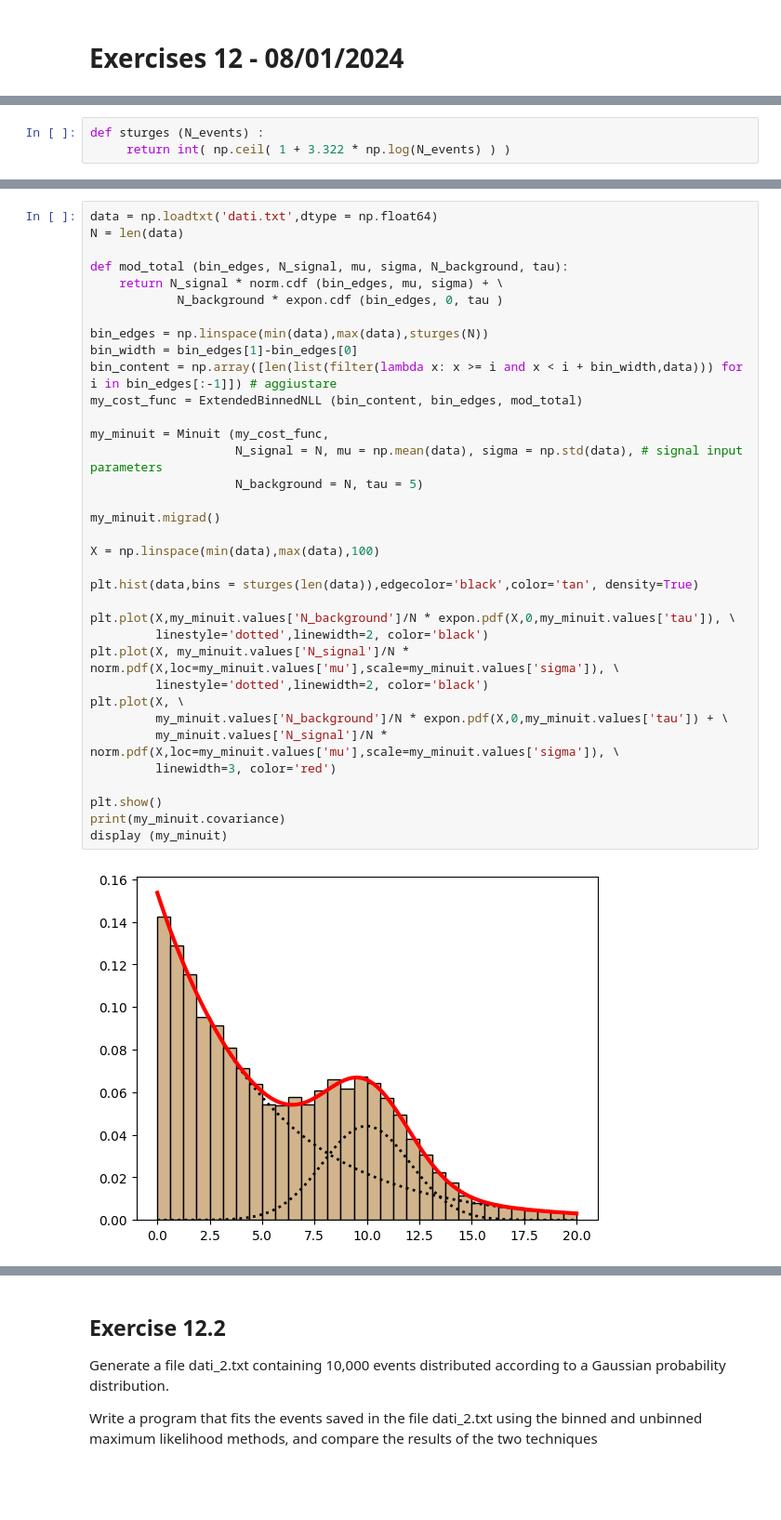
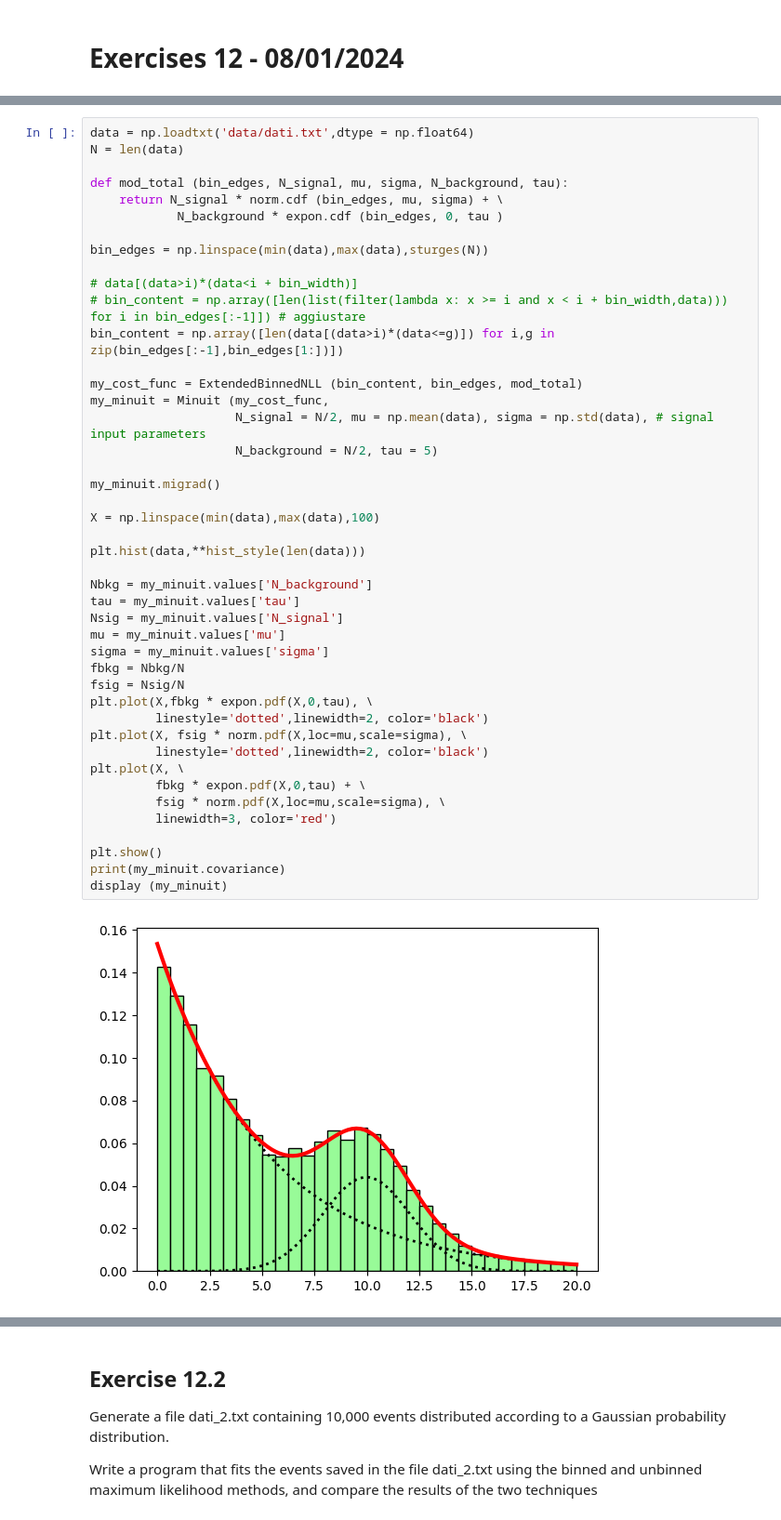
Before and after one commit to CarminatiGiovanni/LaboratorioCalcoloEStatistica, a Jupyter notebook: exercises_12_08012024.ipynb, the cells around one changed output, grey strips where cells are left out. Shown at 93% size. Drawn from its saved outputs; the diff is of its cells as text; blank space fills up the shorter version.

```diff
--- a/exercises_12_08012024.ipynb
+++ b/exercises_12_08012024.ipynb
@@ -16,4 +13 @@ from iminuit.cost import ExtendedBinnedNLL
-# %%
-def sturges (N_events) :
-     return int( np.ceil( 1 + 3.322 * np.log(N_events) ) )
 # %% [markdown]
@@ -37,40 +26,49 @@ Saving dati.txt to dati.txt
 # %%
-data = np.loadtxt('dati.txt',dtype = np.float64)
+data = np.loadtxt('data/dati.txt',dtype = np.float64)
 N = len(data)
 
 def mod_total (bin_edges, N_signal, mu, sigma, N_background, tau):
     return N_signal * norm.cdf (bin_edges, mu, sigma) + \
             N_background * expon.cdf (bin_edges, 0, tau )
 
 bin_edges = np.linspace(min(data),max(data),sturges(N))
-bin_width = bin_edges[1]-bin_edges[0]
-bin_content = np.array([len(list(filter(lambda x: x >= i and x < i + bin_width,data))) for i in bin_edges[:-1]]) # aggiustare
+
+# data[(data>i)*(data<i + bin_width)]
+# bin_content = np.array([len(list(filter(lambda x: x >= i and x < i + bin_width,data))) for i in bin_edges[:-1]]) # aggiustare
+bin_content = np.array([len(data[(data>i)*(data<=g)]) for i,g in zip(bin_edges[:-1],bin_edges[1:])])
+
 my_cost_func = ExtendedBinnedNLL (bin_content, bin_edges, mod_total)
-
 my_minuit = Minuit (my_cost_func,
-                    N_signal = N, mu = np.mean(data), sigma = np.std(data), # signal input parameters
-                    N_background = N, tau = 5)
+                    N_signal = N/2, mu = np.mean(data), sigma = np.std(data), # signal input parameters
+                    N_background = N/2, tau = 5)
 
 my_minuit.migrad()
 
 X = np.linspace(min(data),max(data),100)
 
-plt.hist(data,bins = sturges(len(data)),edgecolor='black',color='tan', density=True)
+plt.hist(data,**hist_style(len(data)))
 
-plt.plot(X,my_minuit.values['N_background']/N * expon.pdf(X,0,my_minuit.values['tau']), \
+Nbkg = my_minuit.values['N_background']
+tau = my_minuit.values['tau']
+Nsig = my_minuit.values['N_signal']
+mu = my_minuit.values['mu']
+sigma = my_minuit.values['sigma']
+fbkg = Nbkg/N
+fsig = Nsig/N
+plt.plot(X,fbkg * expon.pdf(X,0,tau), \
          linestyle='dotted',linewidth=2, color='black')
-plt.plot(X, my_minuit.values['N_signal']/N * norm.pdf(X,loc=my_minuit.values['mu'],scale=my_minuit.values['sigma']), \
+plt.plot(X, fsig * norm.pdf(X,loc=mu,scale=sigma), \
          linestyle='dotted',linewidth=2, color='black')
 plt.plot(X, \
-         my_minuit.values['N_background']/N * expon.pdf(X,0,my_minuit.values['tau']) + \
-         my_minuit.values['N_signal']/N * norm.pdf(X,loc=my_minuit.values['mu'],scale=my_minuit.values['sigma']), \
+         fbkg * expon.pdf(X,0,tau) + \
+         fsig * norm.pdf(X,loc=mu,scale=sigma), \
          linewidth=3, color='red')
 
 plt.show()
 print(my_minuit.covariance)
 display (my_minuit)
 # %% [output]
-[figure, old version]
+[figure, new version]
 ┌──────────────┬──────────────────────────────────────────────────────────────────┐
 │              │     N_signal           mu        sigma N_background          tau │
 ├──────────────┼──────────────────────────────────────────────────────────────────┤
```
Also changed, not shown: parts of 8 cells of this notebook, 3 other files.
